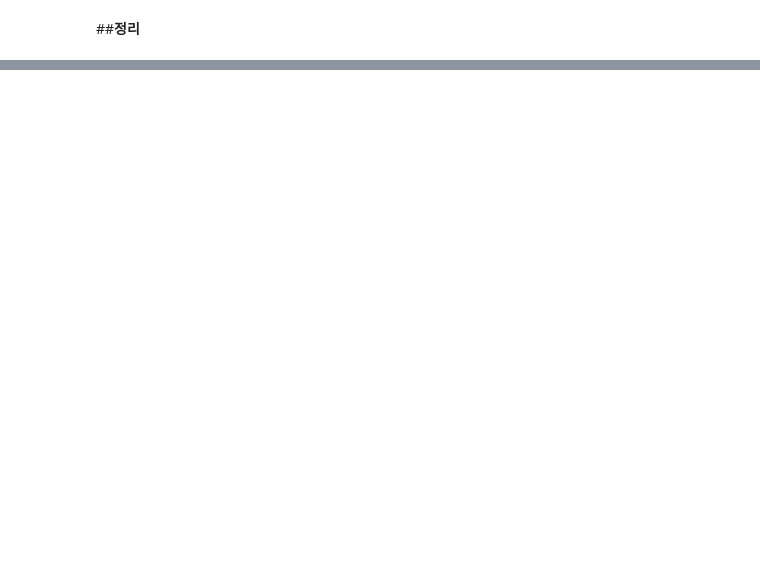
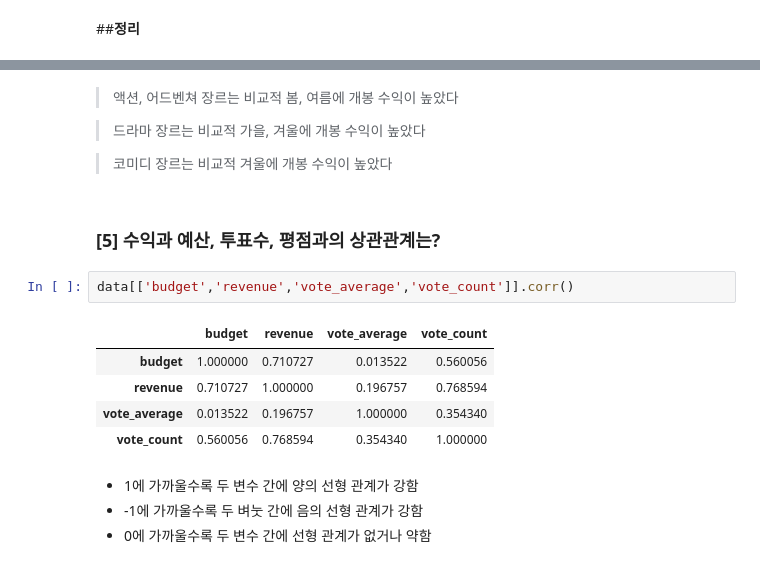
Before and after one commit to YDHYDHDONG/Movie_analysis, a Jupyter notebook: movie.ipynb, the cells around one changed output, grey strips where cells are left out. Cells and saved outputs as stored; diff of their text form; blank space fills up the shorter version.

```diff
--- a/movie.ipynb
+++ b/movie.ipynb
@@ -315,0 +397,20 @@ fig = px.box(data_frame = data, y= 'main_genre', x='revenue')
+# %% [markdown]
+> 액션, 어드벤쳐 장르는 비교적 봄, 여름에 개봉 수익이 높았다
+
+>드라마 장르는 비교적 가을, 겨울에 개봉 수익이 높았다
+
+>코미디 장르는 비교적 겨울에 개봉 수익이 높았다
+# %% [markdown]
+### [5] 수익과 예산, 투표수, 평점과의 상관관계는?
+# %%
+data[['budget','revenue','vote_average','vote_count']].corr()
+# %% [output]
+|  | budget | revenue | vote_average | vote_count |
+| budget | 1.000000 | 0.710727 | 0.013522 | 0.560056 |
+| revenue | 0.710727 | 1.000000 | 0.196757 | 0.768594 |
+| vote_average | 0.013522 | 0.196757 | 1.000000 | 0.354340 |
+| vote_count | 0.560056 | 0.768594 | 0.354340 | 1.000000 |
+# %% [markdown]
+- 1에 가까울수록 두 변수 간에 양의 선형 관계가 강함
+- -1에 가까울수록 두 벼눗 간에 음의 선형 관계가 강함
+- 0에 가까울수록 두 변수 간에 선형 관계가 없거나 약함
```
Also changed, not shown: parts of 37 cells of this notebook.
